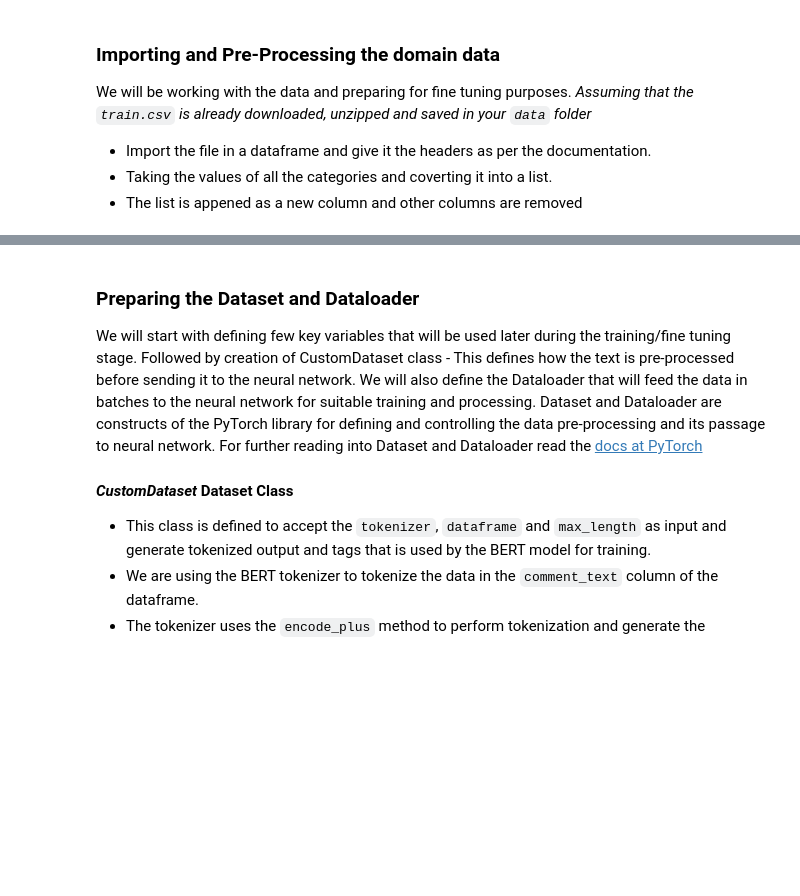
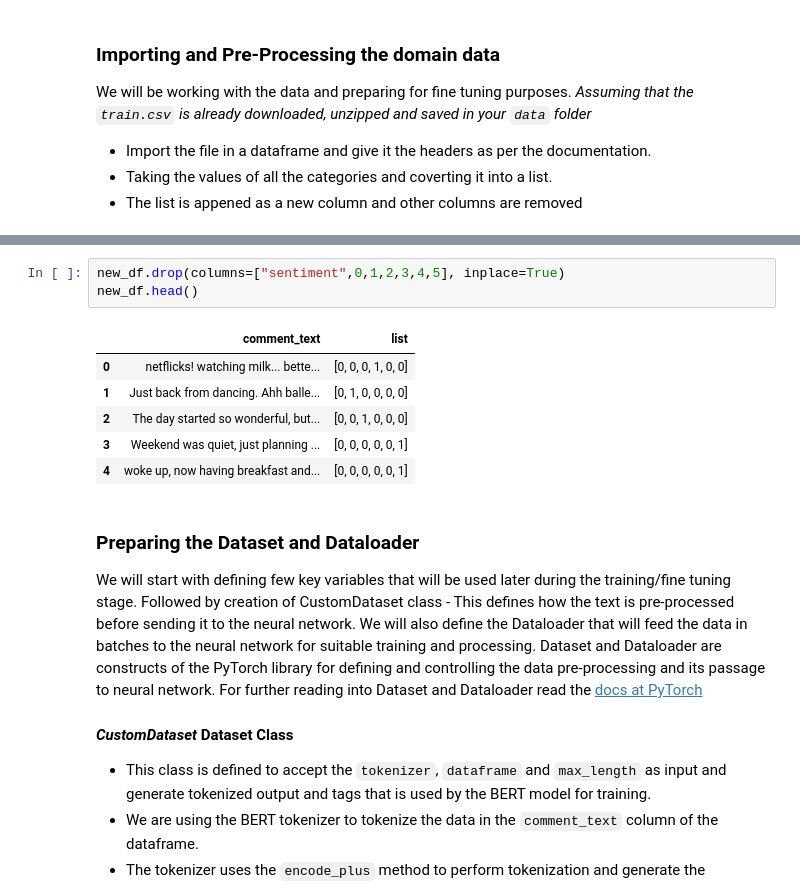
Before and after one commit to paluigi/AI-IoT-Bootcamp, a Jupyter notebook: transformers_multi_label_classification.ipynb, the cells around one changed output, grey strips where cells are left out. Cells and saved outputs as stored; diff of their text form; blank space fills up the shorter version.

```diff
--- a/transformers_multi_label_classification.ipynb
+++ b/transformers_multi_label_classification.ipynb
@@ -142,3 +170,13 @@ new_df.head()
+# %%
+new_df.drop(columns=["sentiment",0,1,2,3,4,5], inplace=True)
+new_df.head()
+# %% [output]
+|  | comment_text | list |
+| 0 | netflicks! watching milk... bette... | [0, 0, 0, 1, 0, 0] |
+| 1 | Just back from dancing. Ahh balle... | [0, 1, 0, 0, 0, 0] |
+| 2 | The day started so wonderful, but... | [0, 0, 1, 0, 0, 0] |
+| 3 | Weekend was quiet, just planning ... | [0, 0, 0, 0, 0, 1] |
+| 4 | woke up, now having breakfast and... | [0, 0, 0, 0, 0, 1] |
 # %% [markdown]
 <a id='section03'></a>
 ### Preparing the Dataset and Dataloader
```
Also changed, not shown: parts of 9 cells of this notebook.
